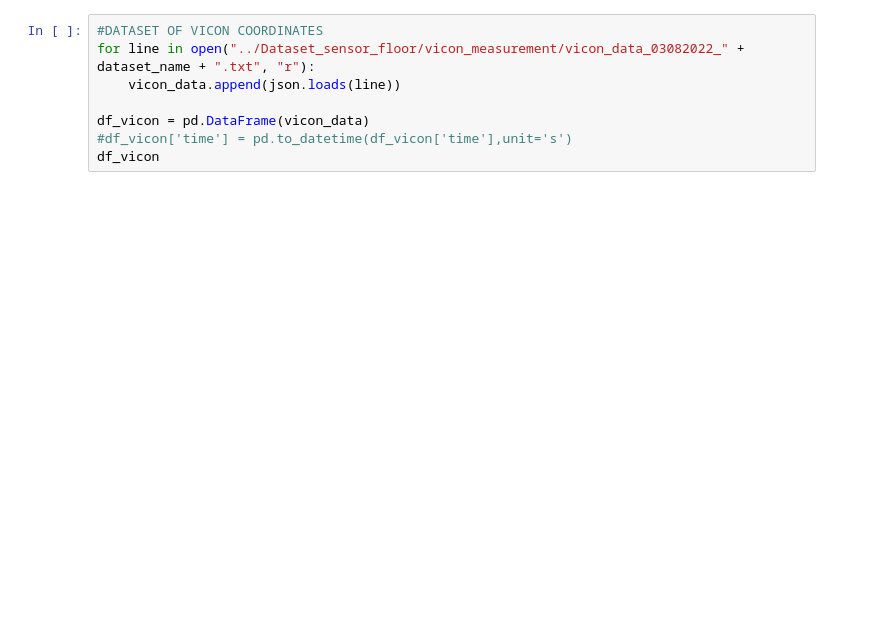
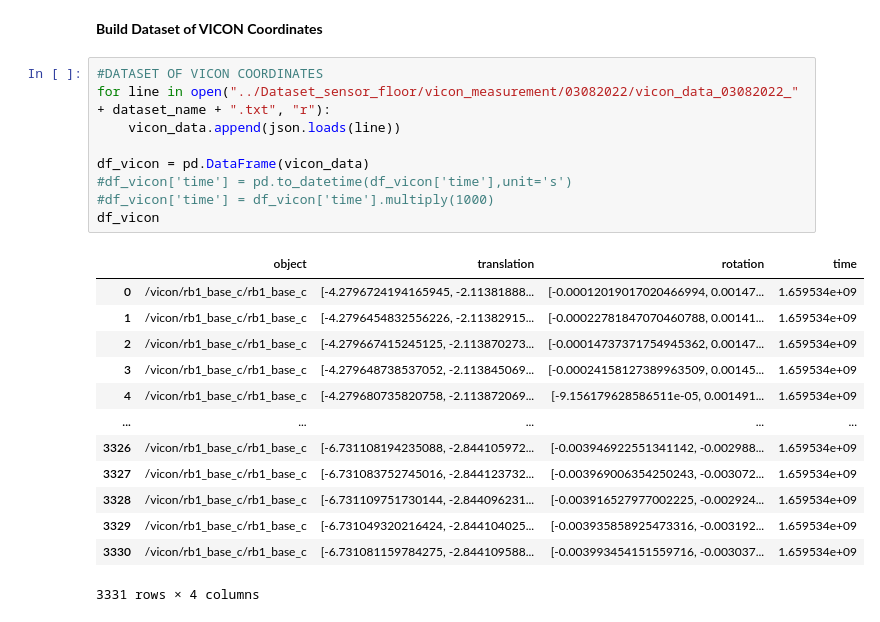
Before and after one commit to priirf/Vicon_Pos_Converter, a Jupyter notebook: data_preprocessing.ipynb, the cells around one changed output. Saved outputs shown, nothing was run; the diff lists cells and outputs as text; blank space fills up the shorter version.

```diff
--- a/data_preprocessing.ipynb
+++ b/data_preprocessing.ipynb
@@ -118,11 +100,28 @@ df_sf_final
+# %% [markdown]
+**Build Dataset of VICON Coordinates**
 # %%
 #DATASET OF VICON COORDINATES
-for line in open("../Dataset_sensor_floor/vicon_measurement/vicon_data_03082022_" + dataset_name + ".txt", "r"):
+for line in open("../Dataset_sensor_floor/vicon_measurement/03082022/vicon_data_03082022_" + dataset_name + ".txt", "r"):
     vicon_data.append(json.loads(line))
 
 df_vicon = pd.DataFrame(vicon_data)
 #df_vicon['time'] = pd.to_datetime(df_vicon['time'],unit='s')
+#df_vicon['time'] = df_vicon['time'].multiply(1000)
 df_vicon
+# %% [output]
+|  | object | translation | rotation | time |
+| 0 | /vicon/rb1_base_c/rb1_base_c | [-4.2796724194165945, -2.11381888... | [-0.00012019017020466994, 0.00147... | 1.659534e+09 |
+| 1 | /vicon/rb1_base_c/rb1_base_c | [-4.2796454832556226, -2.11382915... | [-0.00022781847070460788, 0.00141... | 1.659534e+09 |
+| 2 | /vicon/rb1_base_c/rb1_base_c | [-4.279667415245125, -2.113870273... | [-0.00014737371754945362, 0.00147... | 1.659534e+09 |
+| 3 | /vicon/rb1_base_c/rb1_base_c | [-4.279648738537052, -2.113845069... | [-0.00024158127389963509, 0.00145... | 1.659534e+09 |
+| 4 | /vicon/rb1_base_c/rb1_base_c | [-4.279680735820758, -2.113872069... | [-9.156179628586511e-05, 0.001491... | 1.659534e+09 |
+| ... | ... | ... | ... | ... |
+| 3326 | /vicon/rb1_base_c/rb1_base_c | [-6.731108194235088, -2.844105972... | [-0.003946922551341142, -0.002988... | 1.659534e+09 |
+| 3327 | /vicon/rb1_base_c/rb1_base_c | [-6.731083752745016, -2.844123732... | [-0.003969006354250243, -0.003072... | 1.659534e+09 |
+| 3328 | /vicon/rb1_base_c/rb1_base_c | [-6.731109751730144, -2.844096231... | [-0.003916527977002225, -0.002924... | 1.659534e+09 |
+| 3329 | /vicon/rb1_base_c/rb1_base_c | [-6.731049320216424, -2.844104025... | [-0.003935858925473316, -0.003192... | 1.659534e+09 |
+| 3330 | /vicon/rb1_base_c/rb1_base_c | [-6.731081159784275, -2.844109588... | [-0.003993454151559716, -0.003037... | 1.659534e+09 |
+3331 rows × 4 columns
 # %%
 df_vicon_buf = df_vicon.copy()
 df_vicon_buf = df_vicon_buf.reindex(df_vicon_buf.columns.tolist() + ['X','Y'], axis=1)
```
Also changed, not shown: parts of 23 cells of this notebook, 7 other files.
